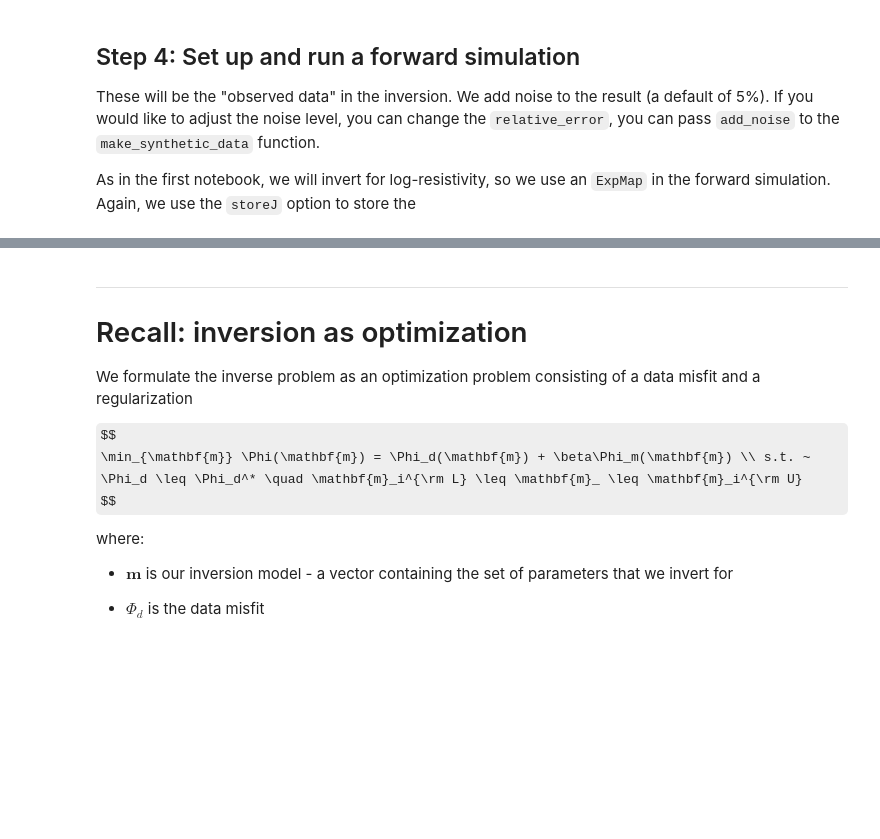
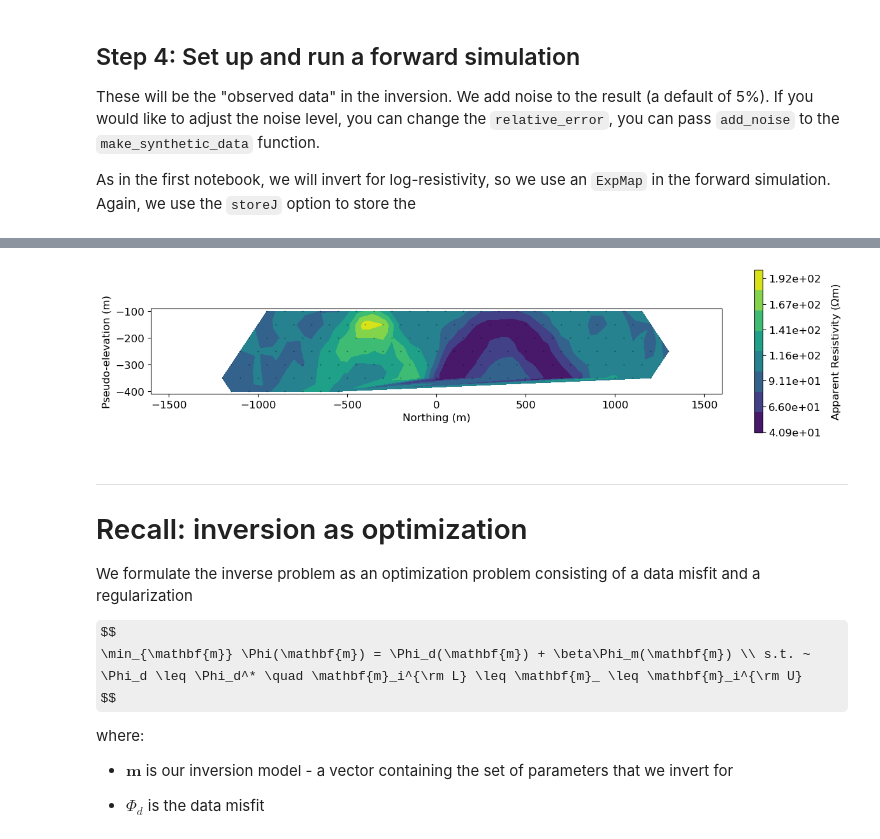
Before and after one commit to ubcgif/2025-sustech-simpeg-tutorial, a Jupyter notebook: 3-inversions-dc.ipynb, the cells around one changed output, grey strips where cells are left out. Saved outputs shown, nothing was run; the diff lists cells and outputs as text; code cells hidden in the pictures; some formulas as TeX source; blank space fills up the shorter version.

```diff
--- a/3-inversions-dc.ipynb
+++ b/3-inversions-dc.ipynb
@@ -326,18 +241,21 @@ synthetic_data = simulation_dc.make_synthetic_data(model_true, add_noise=True)
 # %%
 # plot pseudosections
-fig, ax = plt.subplots(1, 1, figsize=(12, 4))
+fig, ax = plt.subplots(1, 1, figsize=(12, 3))
 
 # plot a psuedosection of the data
-dc.utils.plot_pseudosection(
-    synthetic_data, data_type="apparent resistivity",
-    plot_type="contourf", data_location=True, ax=ax,
-    cbar_opts={"pad":0.25}
+rhoa_plot = apparent_resistivity_from_voltage(survey, synthetic_data.dobs)
+plot_pseudosection(
+    synthetic_data, dobs=rhoa_plot,
+    data_locations=True, ax=ax,
+    cbar_label="Apparent Resistivity ($\Omega$m)"
 )
 ax.set_xlim(core_domain_x)
 ax.set_aspect(1.5)  # some vertical exxageration
 ax.set_xlabel("Northing (m)")
 
 plt.tight_layout()
+# %% [output]
+[figure, added]
 # %% [markdown]
 ---
 # Recall: inversion as optimization
```
Also changed, not shown: parts of 22 cells of this notebook, 2 other files.
